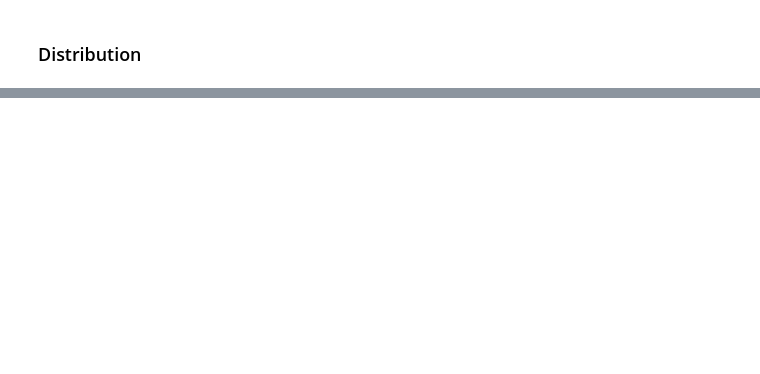
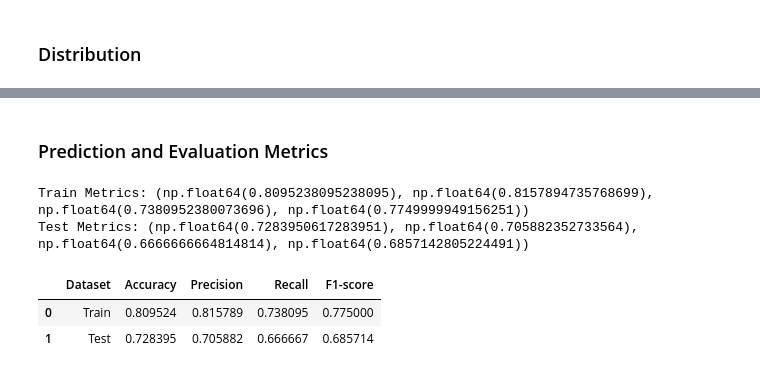
Before and after one commit to Karol2905/Lab2-TDSE, a Jupyter notebook: HeartDiseaseRiskPrediction.ipynb, the cells around one changed output, grey strips where cells are left out. Cells and saved outputs as stored; diff of their text form; code cells hidden in the pictures; blank space fills up the shorter version.

```diff
--- a/HeartDiseaseRiskPrediction.ipynb
+++ b/HeartDiseaseRiskPrediction.ipynb
@@ -122,0 +234,54 @@ plt.show()
+# %% [markdown]
+### Prediction and Evaluation Metrics
+# %%
+def predict(X, w, b):
+    probs = sigmoid(X @ w + b)
+    return (probs >= 0.5).astype(int)
+# %%
+def metrics(y_true, y_pred):
+    acc = np.mean(y_true == y_pred)
+
+    tp = np.sum((y_true == 1) & (y_pred == 1))
+    fp = np.sum((y_true == 0) & (y_pred == 1))
+    fn = np.sum((y_true == 1) & (y_pred == 0))
+
+    precision = tp / (tp + fp + 1e-8)
+    recall = tp / (tp + fn + 1e-8)
+    f1 = 2 * precision * recall / (precision + recall + 1e-8)
+
+    return acc, precision, recall, f1
+# %%
+y_train_pred = predict(X_train, w, b)
+y_test_pred = predict(X_test, w, b)
+
+print("Train Metrics:", metrics(y_train, y_train_pred))
+print("Test Metrics:", metrics(y_test, y_test_pred))
+# %% [output]
+Train Metrics: (np.float64(0.8095238095238095), np.float64(0.8157894735768699), np.float64(0.7380952380073696), np.float64(0.7749999949156251))
+Test Metrics: (np.float64(0.7283950617283951), np.float64(0.705882352733564), np.float64(0.6666666664814814), np.float64(0.6857142805224491))
+# %%
+metrics_table = pd.DataFrame({
+    "Dataset": ["Train", "Test"],
+    "Accuracy": [
+        metrics(y_train, y_train_pred)[0],
+        metrics(y_test, y_test_pred)[0]
+    ],
+    "Precision": [
+        metrics(y_train, y_train_pred)[1],
+        metrics(y_test, y_test_pred)[1]
+    ],
+    "Recall": [
+        metrics(y_train, y_train_pred)[2],
+        metrics(y_test, y_test_pred)[2]
+    ],
+    "F1-score": [
+        metrics(y_train, y_train_pred)[3],
+        metrics(y_test, y_test_pred)[3]
+    ]
+})
+
+metrics_table
+# %% [output]
+|  | Dataset | Accuracy | Precision | Recall | F1-score |
+| 0 | Train | 0.809524 | 0.815789 | 0.738095 | 0.775000 |
+| 1 | Test | 0.728395 | 0.705882 | 0.666667 | 0.685714 |
```
Also changed, not shown: parts of 24 cells of this notebook.
